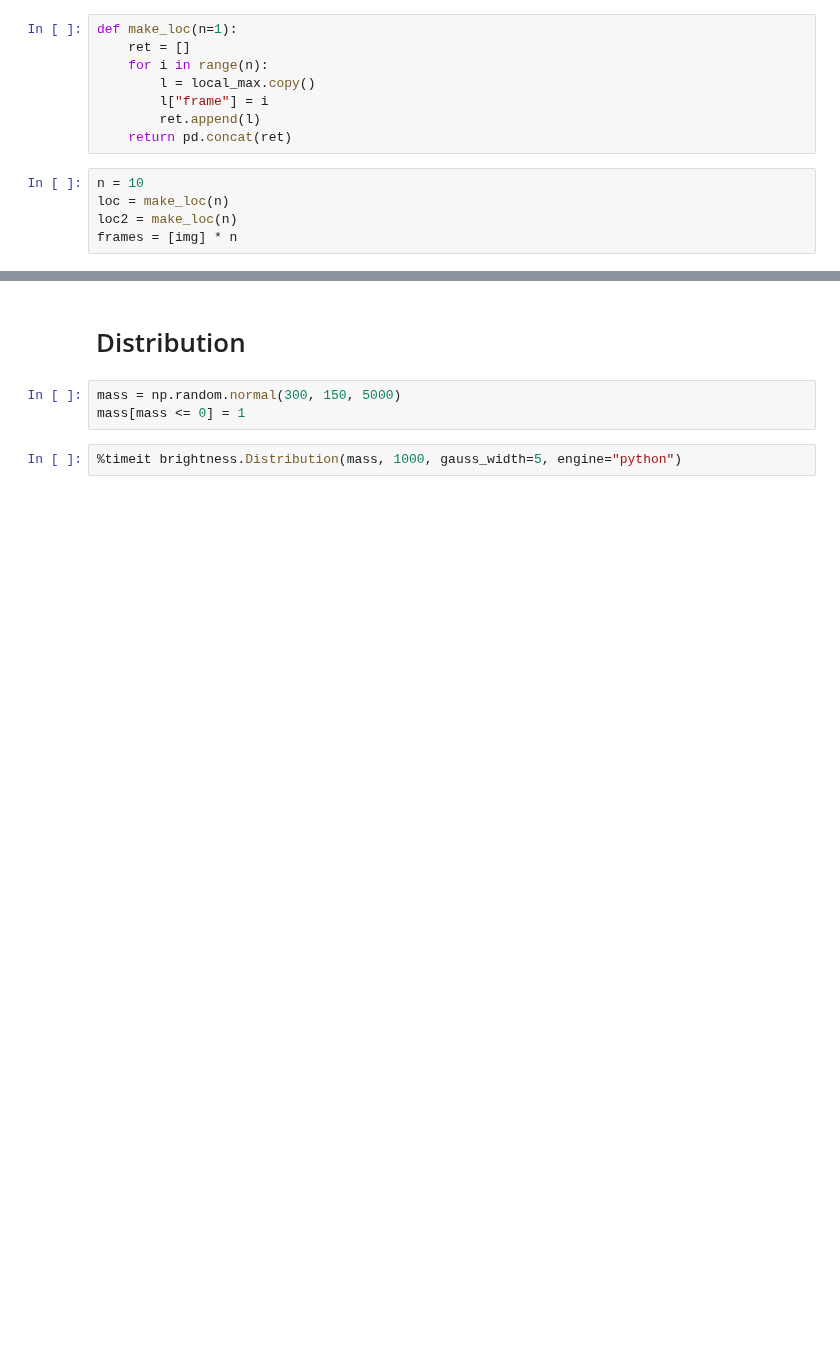
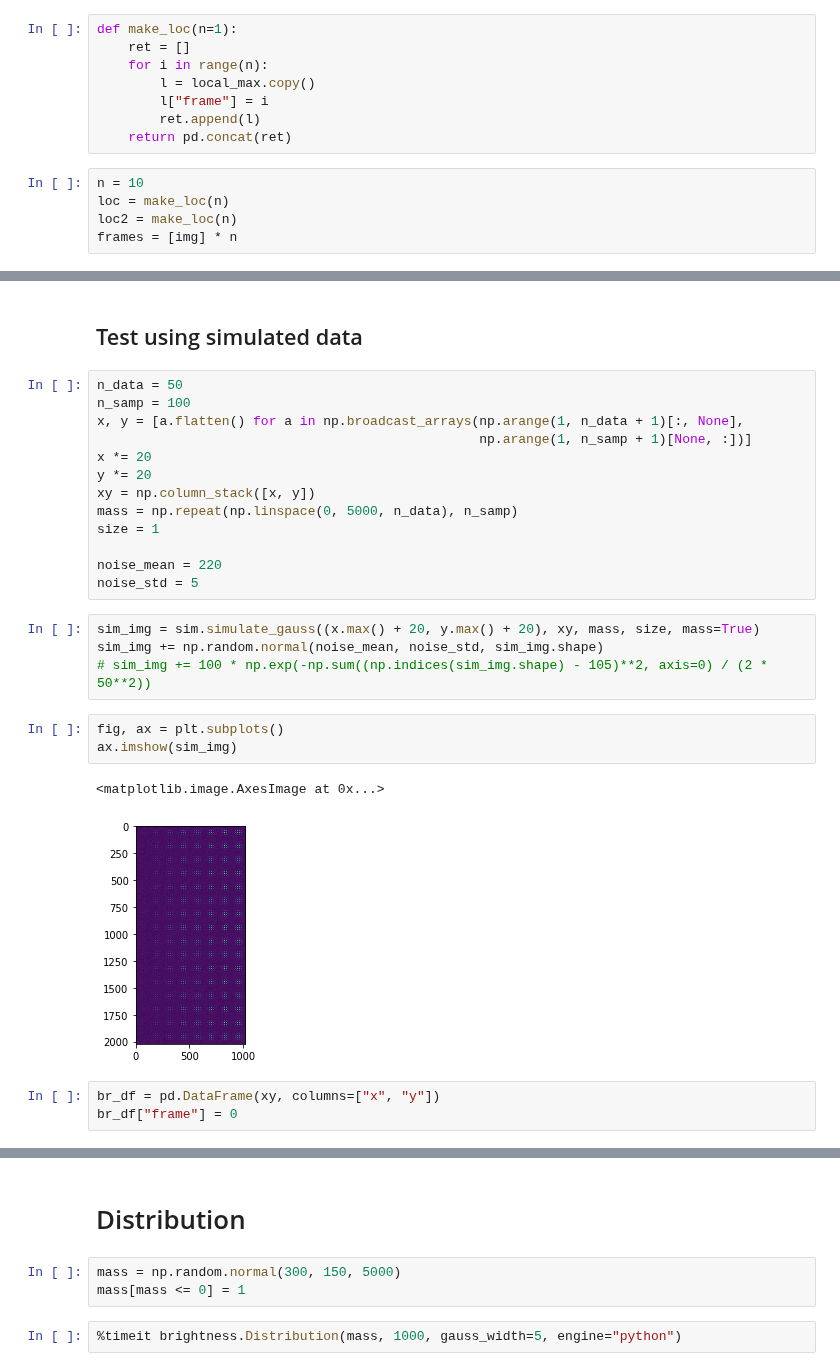
Before and after one commit to schuetzgroup/sdt-python, a Jupyter notebook: profile/brightness.ipynb, the cells around one changed output, grey strips where cells are left out. Saved outputs shown, nothing was run; the diff lists cells and outputs as text; blank space fills up the shorter version.

```diff
--- a/profile/brightness.ipynb
+++ b/profile/brightness.ipynb
@@ -86,0 +52,28 @@ Line #      Hits         Time  Per Hit   % Time  Line Contents
+# %% [markdown]
+## Test using simulated data
+# %%
+n_data = 50
+n_samp = 100
+x, y = [a.flatten() for a in np.broadcast_arrays(np.arange(1, n_data + 1)[:, None],
+                                                 np.arange(1, n_samp + 1)[None, :])]
+x *= 20
+y *= 20
+xy = np.column_stack([x, y])
+mass = np.repeat(np.linspace(0, 5000, n_data), n_samp)
+size = 1
+
+noise_mean = 220
+noise_std = 5
+# %%
+sim_img = sim.simulate_gauss((x.max() + 20, y.max() + 20), xy, mass, size, mass=True)
+sim_img += np.random.normal(noise_mean, noise_std, sim_img.shape)
+# sim_img += 100 * np.exp(-np.sum((np.indices(sim_img.shape) - 105)**2, axis=0) / (2 * 50**2))
+# %%
+fig, ax = plt.subplots()
+ax.imshow(sim_img)
+# %% [output]
+<matplotlib.image.AxesImage at 0x...>
+[figure, added]
+# %%
+br_df = pd.DataFrame(xy, columns=["x", "y"])
+br_df["frame"] = 0
```
Also changed, not shown: parts of 44 cells of this notebook.
